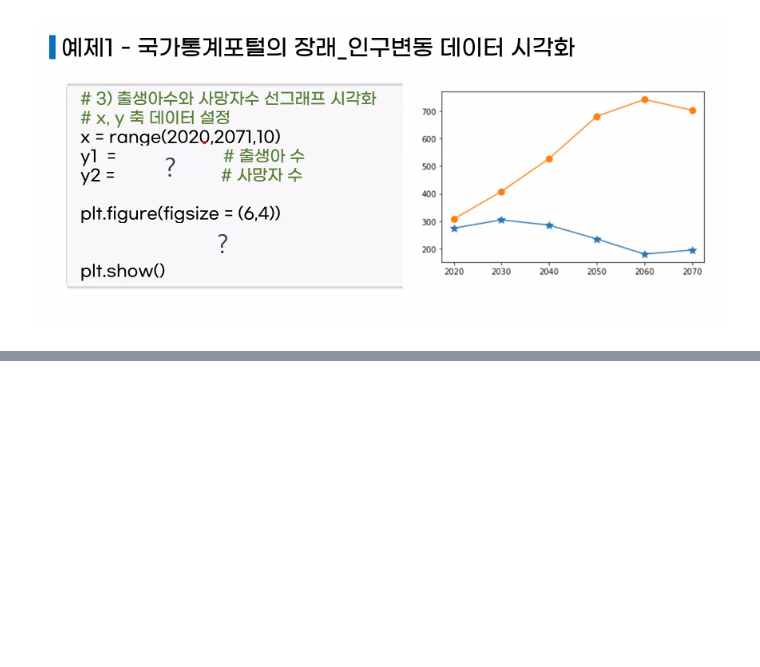
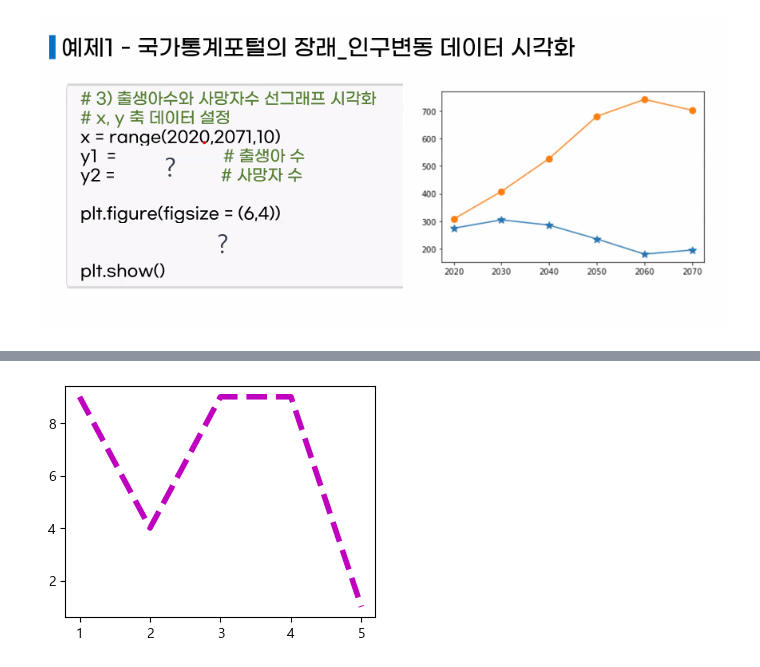
Before and after one commit to JangGunWook/python_study, a Jupyter notebook: Python Lib(데이터분석/ex06_matplotlib모듈_다루기.ipynb, the cells around one changed output, grey strips where cells are left out. Saved outputs shown, nothing was run; the diff lists cells and outputs as text; code cells hidden in the pictures; blank space fills up the shorter version.

```diff
--- a/Python Lib(데이터분석/ex06_matplotlib모듈_다루기.ipynb
+++ b/Python Lib(데이터분석/ex06_matplotlib모듈_다루기.ipynb
@@ -120,0 +160,9 @@ plt.show()
+# %%
+x = np.arange(1,6)
+y = np.array([9,4,9,9,1])
+
+plt.figure(figsize=(4,3))
+plt.plot(x,y,c='m', ls='--',lw = 4) #marker='^'
+plt.show()
+# %% [output]
+[figure, added]
```
Also changed, not shown: parts of 29 cells of this notebook, 5 other files.
